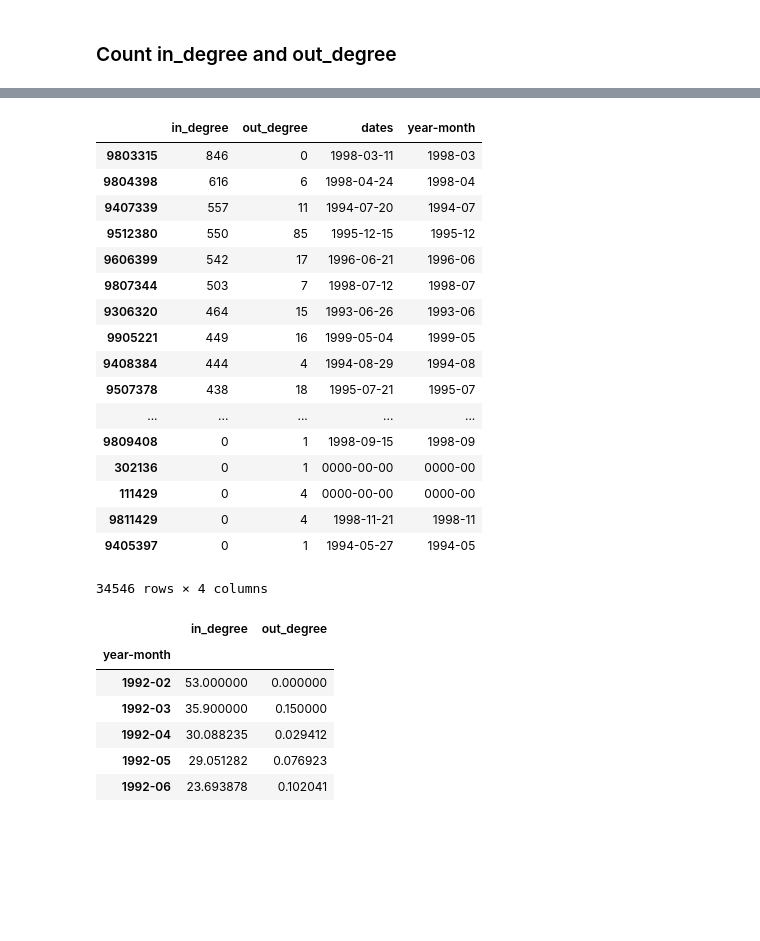
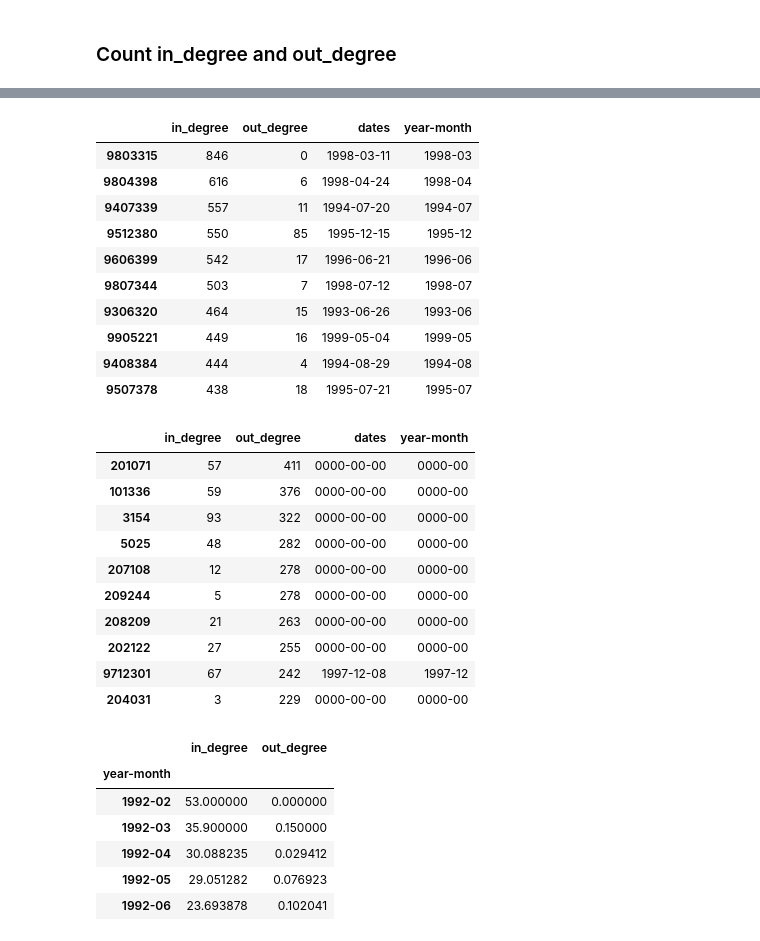
Before and after one commit to irfanariq/graph_mining, a Jupyter notebook: graph_mining.ipynb, the cells around one changed output, grey strips where cells are left out. Saved outputs shown, nothing was run; the diff lists cells and outputs as text; code cells hidden in the pictures; blank space fills up the shorter version.

```diff
--- a/graph_mining.ipynb
+++ b/graph_mining.ipynb
@@ -125,27 +118,33 @@ year-month    34546 non-null object
 dtypes: int64(2), object(2)
 memory usage: 1.3+ MB
 None
-# %%
-pd_data.sort_values(by='in_degree', ascending=False)
-# %% [output]
-|  | in_degree | out_degree | dates | year-month |
-| 9803315 | 846 | 0 | 1998-03-11 | 1998-03 |
-| 9804398 | 616 | 6 | 1998-04-24 | 1998-04 |
-| 9407339 | 557 | 11 | 1994-07-20 | 1994-07 |
-| 9512380 | 550 | 85 | 1995-12-15 | 1995-12 |
-| 9606399 | 542 | 17 | 1996-06-21 | 1996-06 |
-| 9807344 | 503 | 7 | 1998-07-12 | 1998-07 |
-| 9306320 | 464 | 15 | 1993-06-26 | 1993-06 |
-| 9905221 | 449 | 16 | 1999-05-04 | 1999-05 |
-| 9408384 | 444 | 4 | 1994-08-29 | 1994-08 |
-| 9507378 | 438 | 18 | 1995-07-21 | 1995-07 |
-| ... | ... | ... | ... | ... |
-| 9809408 | 0 | 1 | 1998-09-15 | 1998-09 |
-| 302136 | 0 | 1 | 0000-00-00 | 0000-00 |
-| 111429 | 0 | 4 | 0000-00-00 | 0000-00 |
-| 9811429 | 0 | 4 | 1998-11-21 | 1998-11 |
-| 9405397 | 0 | 1 | 1994-05-27 | 1994-05 |
-34546 rows × 4 columns
+# %%
+display(pd_data.sort_values(by='in_degree', ascending=False).head(10))
+
+display(pd_data.sort_values(by='out_degree', ascending=False).head(10))
+# %% [output]
+|  | in_degree | out_degree | dates | year-month |
+| 9803315 | 846 | 0 | 1998-03-11 | 1998-03 |
+| 9804398 | 616 | 6 | 1998-04-24 | 1998-04 |
+| 9407339 | 557 | 11 | 1994-07-20 | 1994-07 |
+| 9512380 | 550 | 85 | 1995-12-15 | 1995-12 |
+| 9606399 | 542 | 17 | 1996-06-21 | 1996-06 |
+| 9807344 | 503 | 7 | 1998-07-12 | 1998-07 |
+| 9306320 | 464 | 15 | 1993-06-26 | 1993-06 |
+| 9905221 | 449 | 16 | 1999-05-04 | 1999-05 |
+| 9408384 | 444 | 4 | 1994-08-29 | 1994-08 |
+| 9507378 | 438 | 18 | 1995-07-21 | 1995-07 |
+|  | in_degree | out_degree | dates | year-month |
+| 201071 | 57 | 411 | 0000-00-00 | 0000-00 |
+| 101336 | 59 | 376 | 0000-00-00 | 0000-00 |
+| 3154 | 93 | 322 | 0000-00-00 | 0000-00 |
+| 5025 | 48 | 282 | 0000-00-00 | 0000-00 |
+| 207108 | 12 | 278 | 0000-00-00 | 0000-00 |
+| 209244 | 5 | 278 | 0000-00-00 | 0000-00 |
+| 208209 | 21 | 263 | 0000-00-00 | 0000-00 |
+| 202122 | 27 | 255 | 0000-00-00 | 0000-00 |
+| 9712301 | 67 | 242 | 1997-12-08 | 1997-12 |
+| 204031 | 3 | 229 | 0000-00-00 | 0000-00 |
 # %%
 year_month = pd_data.groupby(['year-month']).mean()
 
```
Also changed, not shown: parts of 4 cells of this notebook.
